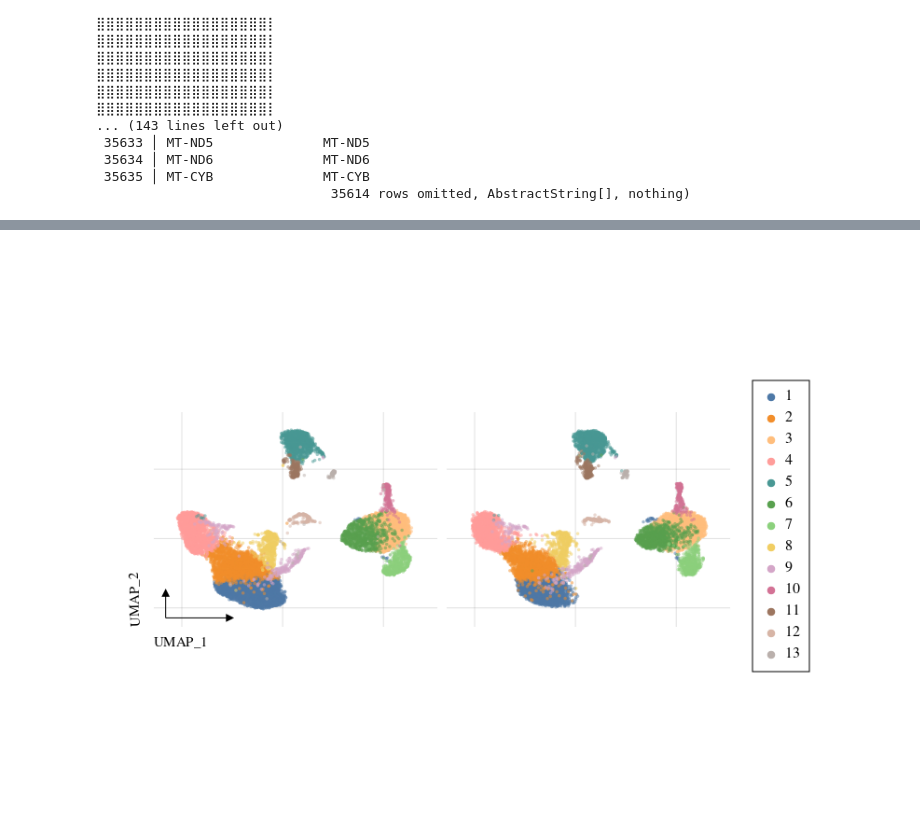
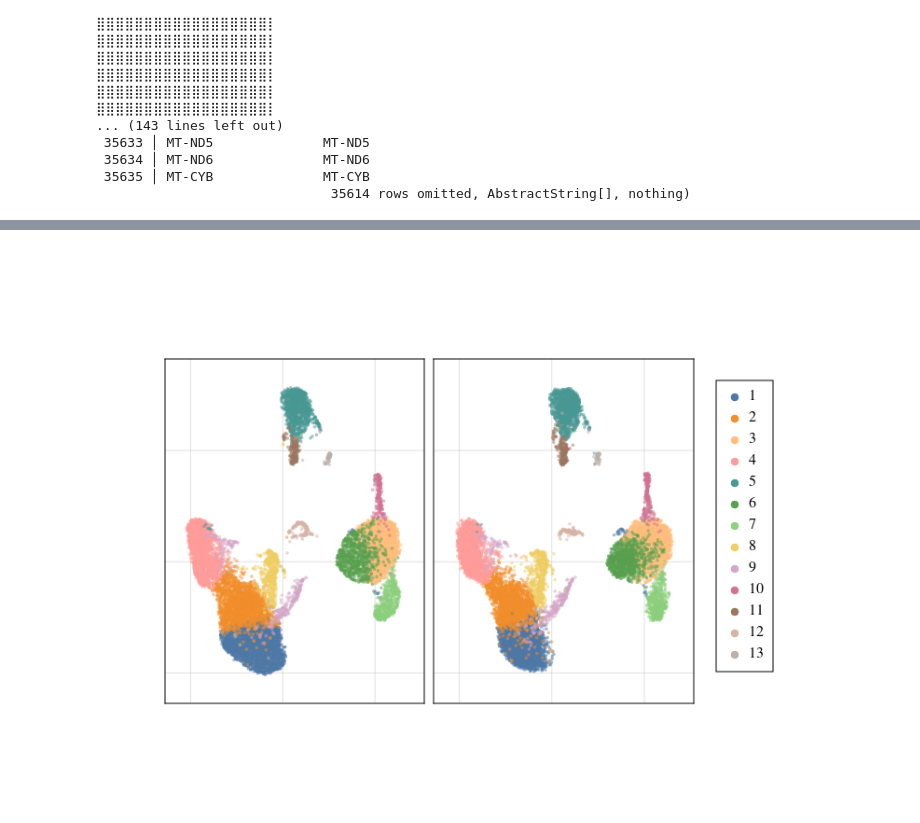
Before and after one commit to kaji331/ASCT, a Jupyter notebook: doc/Harmony.ipynb, the cells around one changed output, grey strips where cells are left out. Saved outputs shown, nothing was run; the diff lists cells and outputs as text; code cells hidden in the pictures.

```diff
--- a/doc/Harmony.ipynb
+++ b/doc/Harmony.ipynb
@@ -78,9 +78,9 @@ DimensionPoints(integrated_obj;dimension_name="umap",group_name="WsObj_batch",co
 [ Info: Max modularity: 0.8887128
 "Finished!"
 # %%
-DimensionPoints(integrated_obj;dimension_name="umap",split_name="WsObj_batch",colorscheme=:tableau_20,point_size=5,alpha=0.5,width=700)
+DimensionPoints(integrated_obj;split_name="WsObj_batch")
 # %% [output]
-[figure, old version]
+[figure, new version]
 # %%
 @time DE!(integrated_obj;method="lr",latent_name="WsObj_batch")
 # %% [output]
```
Also changed, not shown: parts of 11 cells of this notebook, 2 other files.
